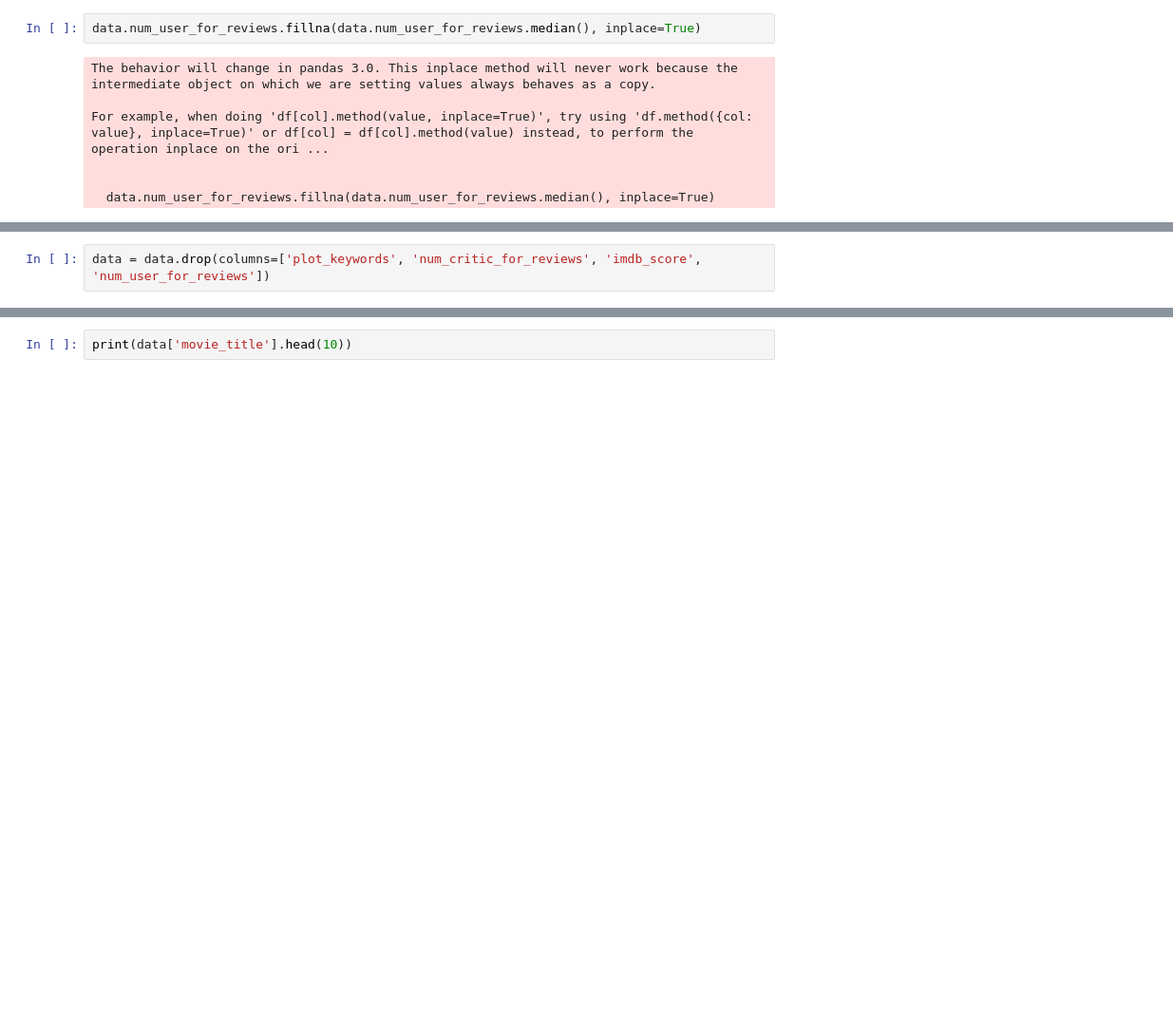
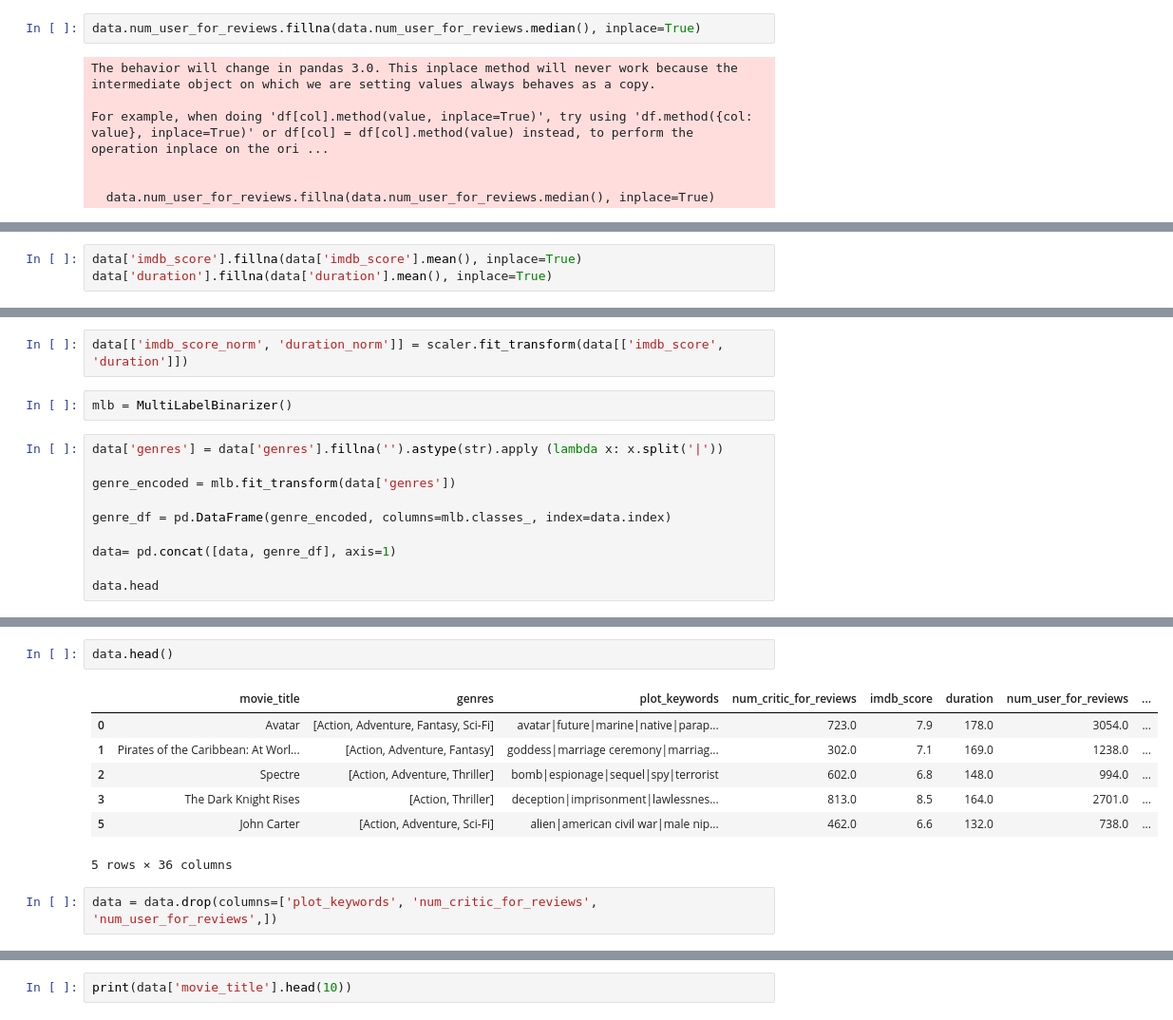
Before and after one commit to Djax05/Movie-Recommender, a Jupyter notebook: notebooks/data_analysis.ipynb, the cells around one changed output, grey strips where cells are left out. Shown at 95% size. Saved outputs shown, nothing was run; the diff lists cells and outputs as text; blank space fills up the shorter version.

```diff
--- a/notebooks/data_analysis.ipynb
+++ b/notebooks/data_analysis.ipynb
@@ -156,0 +167,3 @@ data['merged_text_columns'] = (
+# %%
+data['imdb_score'].fillna(data['imdb_score'].mean(), inplace=True)
+data['duration'].fillna(data['duration'].mean(), inplace=True)
@@ -156,0 +206,14 @@ data['merged_text_columns'] = (
+# %%
+data[['imdb_score_norm', 'duration_norm']] = scaler.fit_transform(data[['imdb_score', 'duration']])
+# %%
+mlb = MultiLabelBinarizer()
+# %%
+data['genres'] = data['genres'].fillna('').astype(str).apply (lambda x: x.split('|'))
+
+genre_encoded = mlb.fit_transform(data['genres'])
+
+genre_df = pd.DataFrame(genre_encoded, columns=mlb.classes_, index=data.index)
+
+data= pd.concat([data, genre_df], axis=1)
+
+data.head
@@ -157,2 +267,12 @@ data['merged_text_columns'] = (
+# %%
+data.head()
+# %% [output]
+|  | movie_title | genres | plot_keywords | num_critic_for_reviews | imdb_score | duration | num_user_for_reviews | ... |
+| 0 | Avatar | [Action, Adventure, Fantasy, Sci-Fi] | avatar|future|marine|native|parap... | 723.0 | 7.9 | 178.0 | 3054.0 | ... |
+| 1 | Pirates of the Caribbean: At Worl... | [Action, Adventure, Fantasy] | goddess|marriage ceremony|marriag... | 302.0 | 7.1 | 169.0 | 1238.0 | ... |
+| 2 | Spectre | [Action, Adventure, Thriller] | bomb|espionage|sequel|spy|terrorist | 602.0 | 6.8 | 148.0 | 994.0 | ... |
+| 3 | The Dark Knight Rises | [Action, Thriller] | deception|imprisonment|lawlessnes... | 813.0 | 8.5 | 164.0 | 2701.0 | ... |
+| 5 | John Carter | [Action, Adventure, Sci-Fi] | alien|american civil war|male nip... | 462.0 | 6.6 | 132.0 | 738.0 | ... |
+5 rows × 36 columns
 # %%
-data = data.drop(columns=['plot_keywords', 'num_critic_for_reviews', 'imdb_score', 'num_user_for_reviews'])
+data = data.drop(columns=['plot_keywords', 'num_critic_for_reviews', 'num_user_for_reviews',])
```
Also changed, not shown: parts of 22 cells of this notebook, 5 other files.
